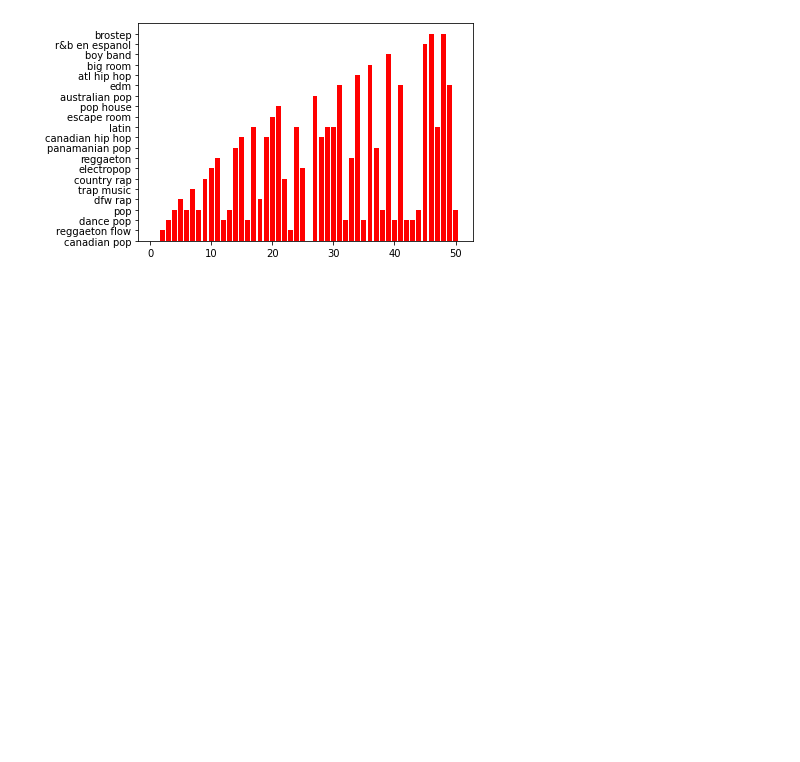
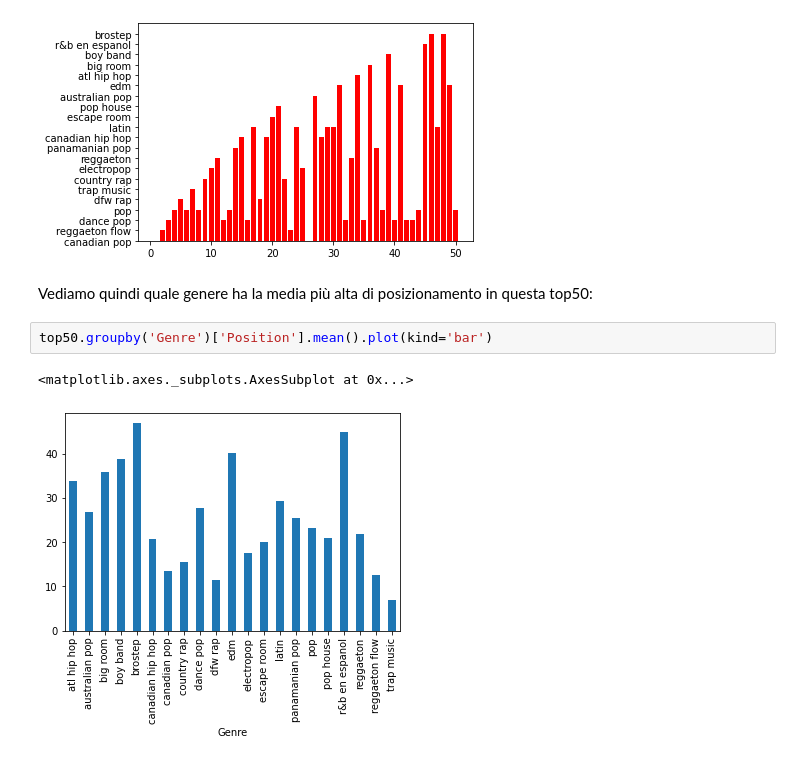
Before and after one commit to PedemonteGiacomo/DataScienceProject, a Jupyter notebook: project.ipynb, the cells around one changed output. Cells and saved outputs as stored; diff of their text form; blank space fills up the shorter version.

```diff
--- a/project.ipynb
+++ b/project.ipynb
@@ -69,3 +69,10 @@ plt.bar(top50['Position'],top50['Genre'],color='r')
 # %% [output]
 <BarContainer object of 50 artists>
 [figure]
+# %% [markdown]
+Vediamo quindi quale genere ha la media più alta di posizionamento in questa top50:
+# %%
+top50.groupby('Genre')['Position'].mean().plot(kind='bar')
+# %% [output]
+<matplotlib.axes._subplots.AxesSubplot at 0x...>
+[figure, added]
```
Also changed, not shown: parts of 12 cells of this notebook.
